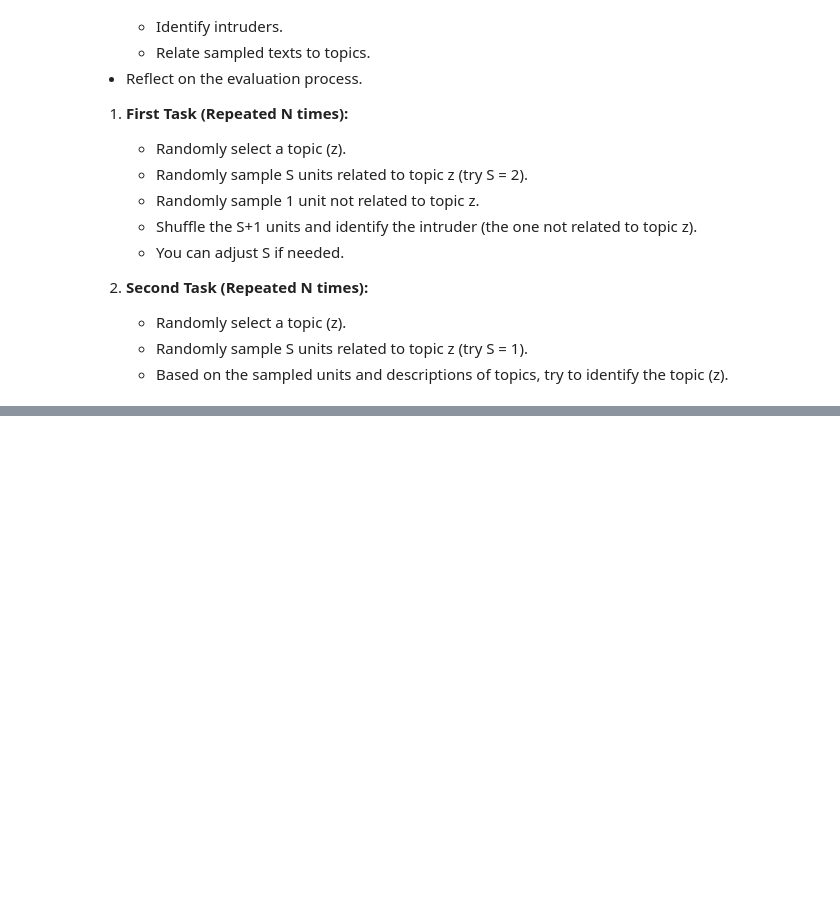
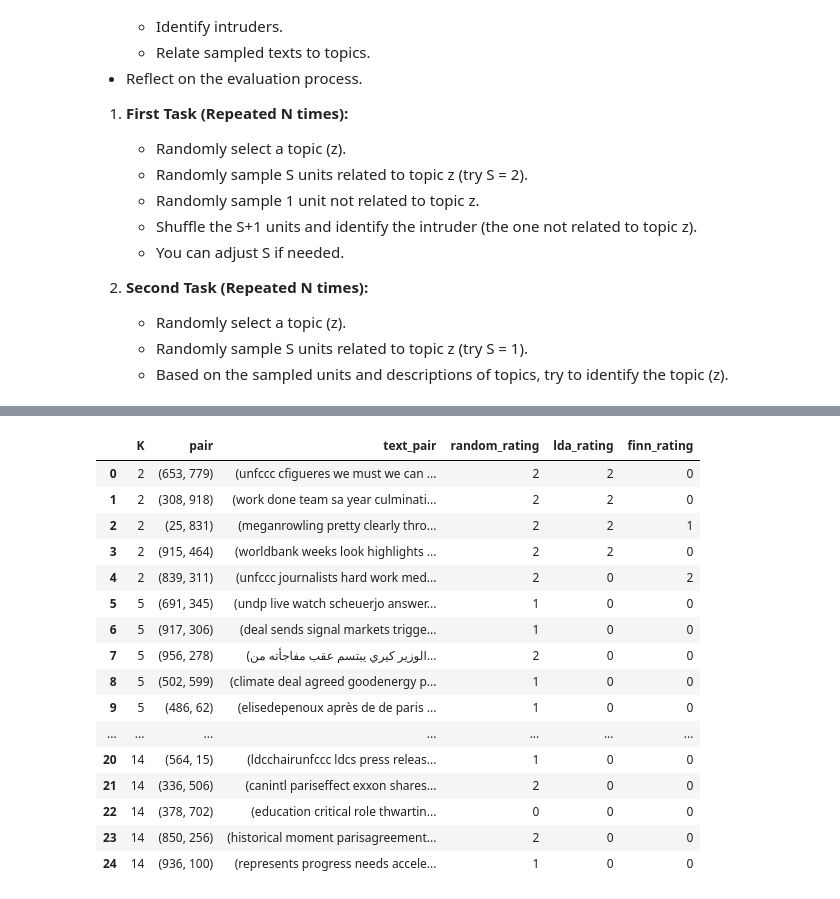
Before and after one commit to vaughankraska/social_data_mining, a Jupyter notebook: src/sdm/lab_scripts/text_analysis/data_driven_task1.3_lda.ipynb, the cells around one changed output, grey strips where cells are left out. Drawn from its saved outputs; the diff is of its cells as text; code cells hidden in the pictures; blank space fills up the shorter version.

```diff
--- a/src/sdm/lab_scripts/text_analysis/data_driven_task1.3_lda.ipynb
+++ b/src/sdm/lab_scripts/text_analysis/data_driven_task1.3_lda.ipynb
@@ -207,0 +340,32 @@ Try to identify the topic of the sampled documents!
+# %%
+ratings = []
+for k in range(2, 15, 3):
+    print(f"K={k}")
+    lda_model = LatentDirichletAllocation(n_components=k, random_state=42)
+    lda_model.fit(X)
+
+    random_indices = np.random.choice(X.shape[0], 10, replace=True)
+    for i in range(0, len(random_indices), 2):
+        pair = (random_indices[i], random_indices[i+1])
+        topic_pair = (
+            lda_model.fit_transform(X[pair[0]]).argmax(),
+            lda_model.fit_transform(X[pair[1]]).argmax(),
+        )
+        random_rating = np.random.randint(0, 3)
+        lda_rating = 2 if topic_pair[0] == topic_pair[1] else 0
+        text_pair = (
+            df.loc[pair[0], 'processed_corpus'][:100],
+            df.loc[pair[1], 'processed_corpus'][:100]
+            )
+        ratings.append({
+            "K": k,
+            "pair": pair,
+            "text_pair": text_pair,
+            "random_rating": random_rating,
+            "lda_rating": lda_rating,
+            })
+        print(f"Unit 1: {text_pair[0]}")
+        print(f"Unit 2: {text_pair[1]}")
+        print()
+
+    # print(f"K: {k}, Ratings: {ratings}")
@@ -207,0 +390,27 @@ Try to identify the topic of the sampled documents!
+# %%
+df_eval = pd.DataFrame(ratings)
+finn_rating = [0, 0, 1, 0, 2,
+               0, 0, 0, 0, 0,
+               2, 2, 1, 0, 0,
+               0, 0, 0, 0, 0,
+               0, 0, 0, 0, 0]
+df_eval["finn_rating"] = finn_rating
+df_eval
+# %% [output]
+|  | K | pair | text_pair | random_rating | lda_rating | finn_rating |
+| 0 | 2 | (653, 779) | (unfccc cfigueres we must we can ... | 2 | 2 | 0 |
+| 1 | 2 | (308, 918) | (work done team sa year culminati... | 2 | 2 | 0 |
+| 2 | 2 | (25, 831) | (meganrowling pretty clearly thro... | 2 | 2 | 1 |
+| 3 | 2 | (915, 464) | (worldbank weeks look highlights ... | 2 | 2 | 0 |
+| 4 | 2 | (839, 311) | (unfccc journalists hard work med... | 2 | 0 | 2 |
+| 5 | 5 | (691, 345) | (undp live watch scheuerjo answer... | 1 | 0 | 0 |
+| 6 | 5 | (917, 306) | (deal sends signal markets trigge... | 1 | 0 | 0 |
+| 7 | 5 | (956, 278) | (الوزير كيري يبتسم عقب مفاجأته من... | 2 | 0 | 0 |
+| 8 | 5 | (502, 599) | (climate deal agreed goodenergy p... | 1 | 0 | 0 |
+| 9 | 5 | (486, 62) | (elisedepenoux après de de paris ... | 1 | 0 | 0 |
+| ... | ... | ... | ... | ... | ... | ... |
+| 20 | 14 | (564, 15) | (ldcchairunfccc ldcs press releas... | 1 | 0 | 0 |
+| 21 | 14 | (336, 506) | (canintl pariseffect exxon shares... | 2 | 0 | 0 |
+| 22 | 14 | (378, 702) | (education critical role thwartin... | 0 | 0 | 0 |
+| 23 | 14 | (850, 256) | (historical moment parisagreement... | 2 | 0 | 0 |
+| 24 | 14 | (936, 100) | (represents progress needs accele... | 1 | 0 | 0 |
```
Also changed, not shown: parts of 18 cells of this notebook.
